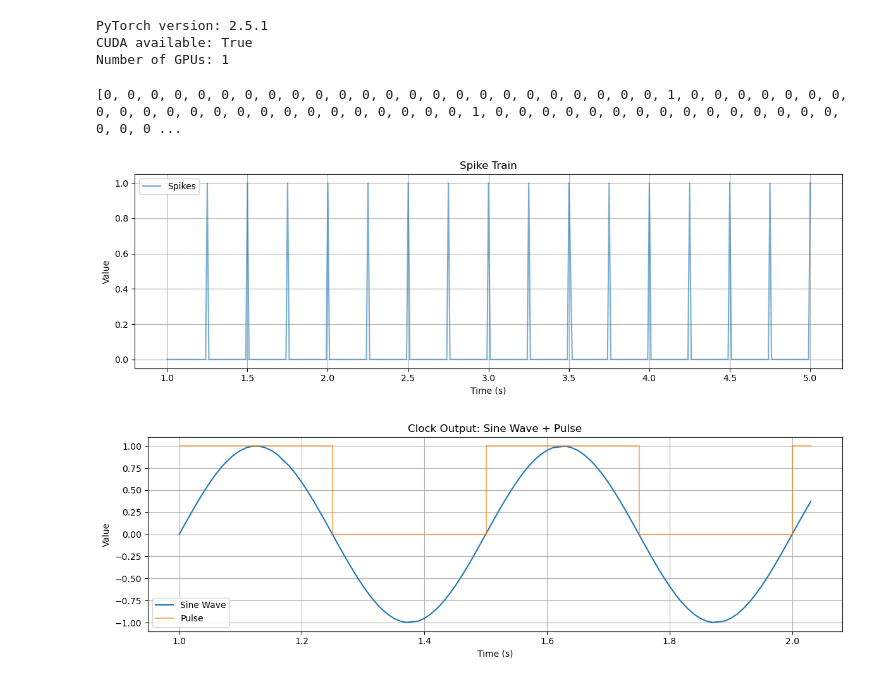
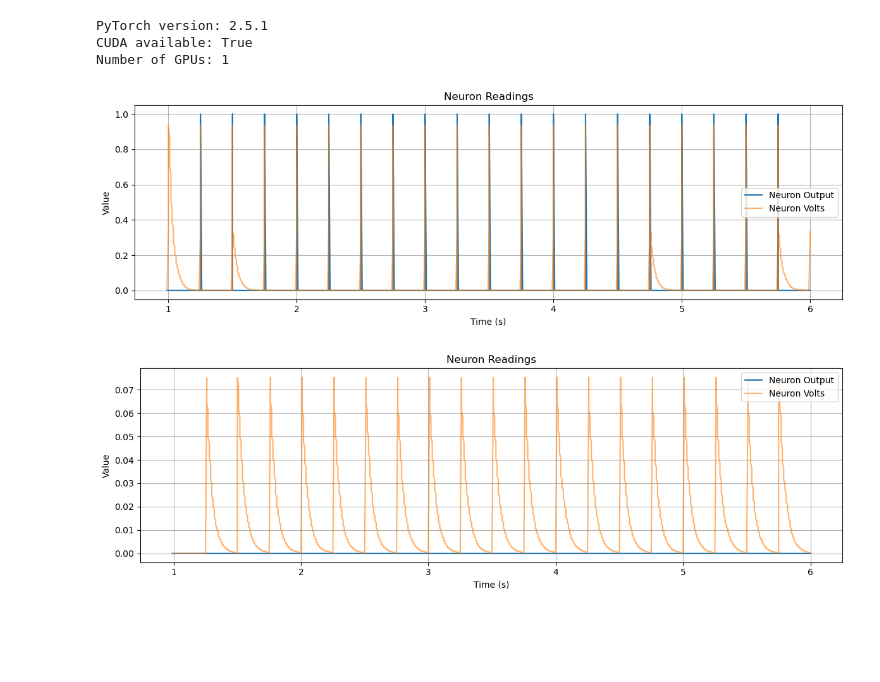
Before and after one commit to bhargavCSSE/neuron-simulations, a Jupyter notebook: runbook.ipynb, the cells around one changed output. Drawn from its saved outputs; the diff is of its cells as text; code cells hidden in the pictures; blank space fills up the shorter version.

Commit message:
synapses and LIF

```diff
--- a/runbook.ipynb
+++ b/runbook.ipynb
@@ -56,28 +17,11 @@ class LIFNeuron:
-# %%
-neuron = LIFNeuron(device=device)
-
-timer = clock(freq=2.0, sample_rate=100, amplitude=1.0)
-timer.start()
-time.sleep(1)
-
-spike_train = []
-timestamp = []
-
-while True:
-    timestamp.append(GLOBAL_TIME.item())
-    spike_train.append(GLOBAL_SPIKE.item())
-
-    if GLOBAL_TIME.item() > 5:
-        break
-
-    time.sleep(1/100)
-
-timer.stop()
-
-print(spike_train)
-# for t in range(25):
-#     neuron.receive_input(torch.tensor([10]))
-#     neuron.update()
-#     print(f"Step {t:02d} | V: {neuron.v.item():.4f} | Spike: {neuron.output.item()}")
-# %% [output]
-[0, 0, 0, 0, 0, 0, 0, 0, 0, 0, 0, 0, 0, 0, 0, 0, 0, 0, 0, 0, 0, 0, 0, 0, 1, 0, 0, 0, 0, 0, 0, 0, 0, 0, 0, 0, 0, 0, 0, 0, 0, 0, 0, 0, 0, 0, 0, 0, 1, 0, 0, 0, 0, 0, 0, 0, 0, 0, 0, 0, 0, 0, 0, 0, 0, 0, 0 ...
+# %%
+class Synapse:
+    def __init__(self, pre_neuron, post_neuron, weight=1.0):
+        self.pre = pre_neuron
+        self.post = post_neuron
+        self.weight = weight
+
+    def update(self):
+        if self.pre.output.item() == 1:
+            current = torch.tensor([self.weight], dtype=torch.float32, device=self.post.device)
+            self.post.receive_input(current)
@@ -84,16 +76,16 @@ print(spike_train)
 # %%
-from matplotlib import pyplot as plt
-
 plt.figure(figsize=(12, 4))
 
-plt.plot(timestamp, spike_train, label="Spikes", alpha=0.6)
+# plt.plot(timestamp, spike_train, label='spikes')
+plt.plot(timestamp, neuron_output_1, label='Neuron Output')
+plt.plot(timestamp, neuron_v_1, label='Neuron Volts', alpha=0.6)
 
 plt.xlabel("Time (s)")
 plt.ylabel("Value")
-plt.title("Spike Train")
+plt.title("Neuron Readings")
 plt.grid(True)
 plt.legend()
 plt.tight_layout()
 plt.show()
 # %% [output]
-[figure, old version]
+[figure, new version]
@@ -119,17 +92,16 @@ timer.stop()
 # %%
-from matplotlib import pyplot as plt
-
 plt.figure(figsize=(12, 4))
 
-plt.plot(timestamp, wave_values, label='Sine Wave')
-plt.step(timestamp, pulse_values, label="Pulse", where="post", alpha=0.6)
+# plt.plot(timestamp, spike_train, label='spikes')
+plt.plot(timestamp, neuron_output_2, label='Neuron Output')
+plt.plot(timestamp, neuron_v_2, label='Neuron Volts', alpha=0.6)
 
 plt.xlabel("Time (s)")
 plt.ylabel("Value")
-plt.title("Clock Output: Sine Wave + Pulse")
+plt.title("Neuron Readings")
 plt.grid(True)
 plt.legend()
 plt.tight_layout()
 plt.show()
 # %% [output]
-[figure, old version]
+[figure, new version]
```
Also changed, not shown: parts of 4 cells of this notebook, 1 other file.
